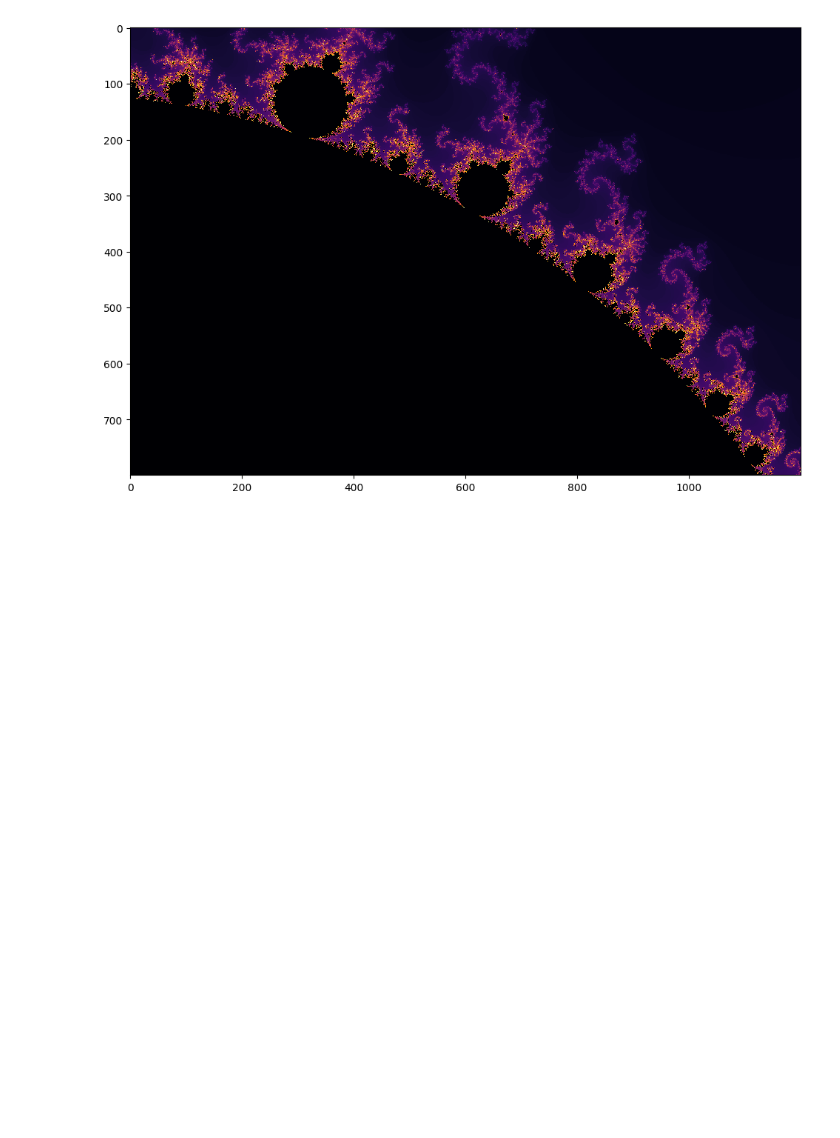
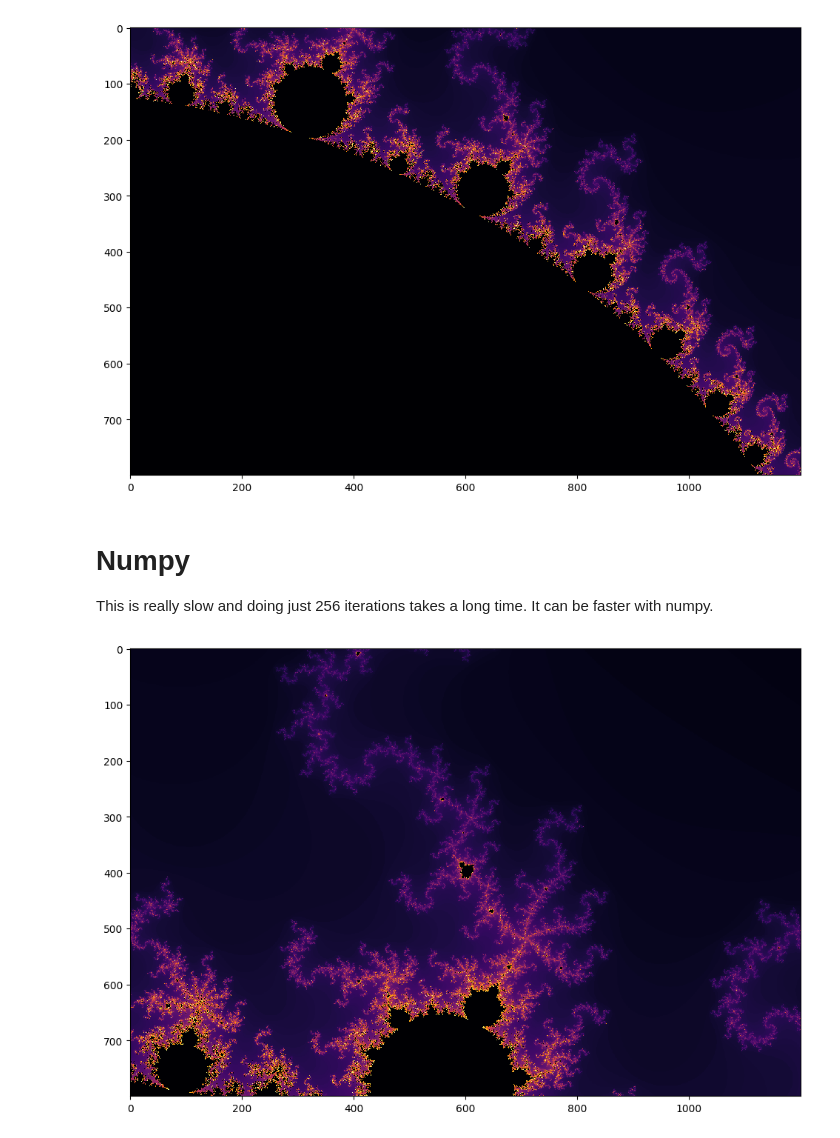
Before and after one commit to georgek/notebooks, a Jupyter notebook: mandelbrot.ipynb, the cells around one changed output. Cells and saved outputs as stored; diff of their text form; code cells hidden in the pictures; blank space fills up the shorter version.

```diff
--- a/mandelbrot.ipynb
+++ b/mandelbrot.ipynb
@@ -296,3 +304,7 @@ plot_mandelbrot(128, is_diverging_n, **bounding_box(centre=(-0.876+0.205j), zoom
 plot_mandelbrot(256, is_diverging_n, **bounding_box(centre=(-0.8765+0.2055j), zoom=16))
 # %% [output]
 [figure]
+# %% [markdown]
+# Numpy
+
+This is really slow and doing just 256 iterations takes a long time. It can be faster with numpy.
@@ -298,0 +341,4 @@ plot_mandelbrot(256, is_diverging_n, **bounding_box(centre=(-0.8765+0.2055j), zo
+# %%
+plot_mandelbrot(256, is_diverging_n, **bounding_box(centre=(-0.91645+0.27689j), zoom=32))
+# %% [output]
+[figure, added]
```
Also changed, not shown: parts of 8 cells of this notebook.
